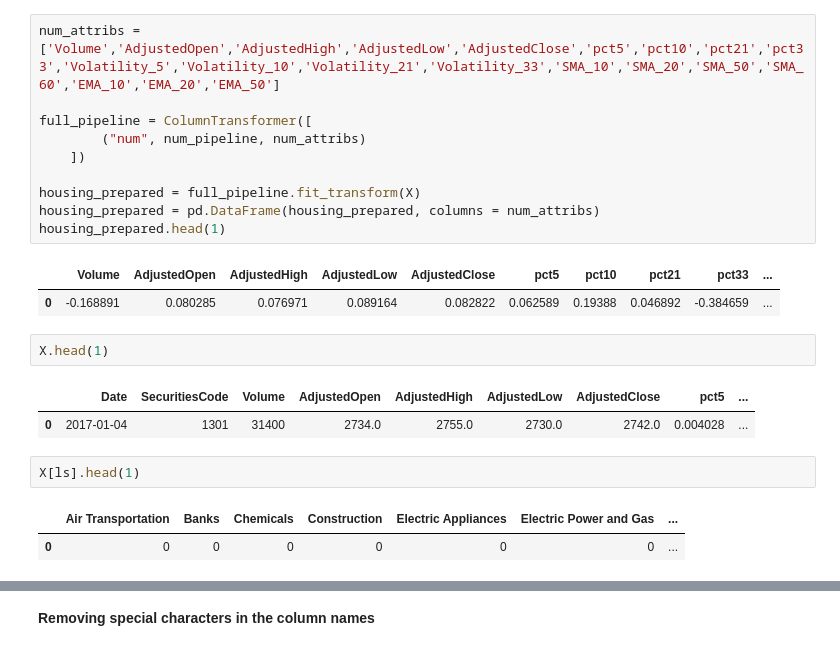
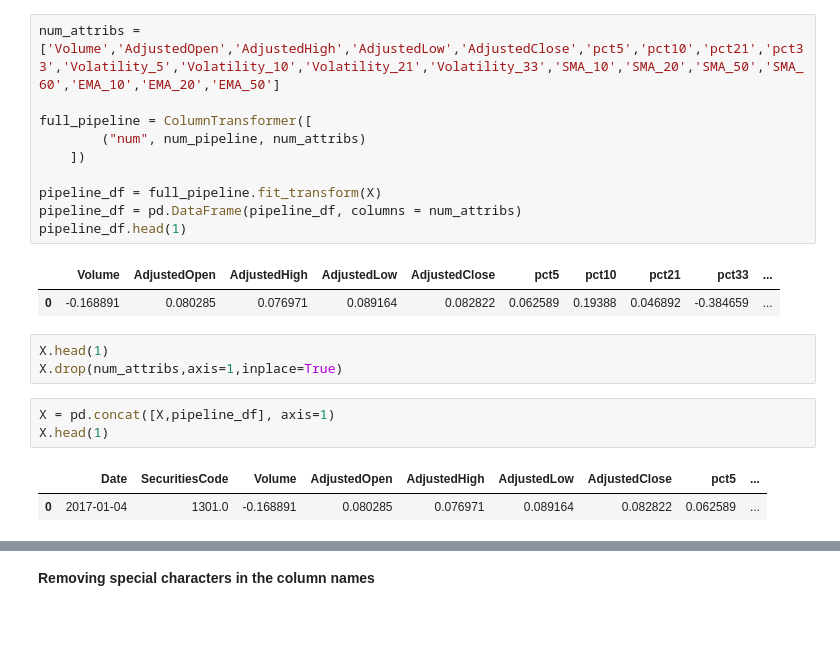
Before and after one commit to GariZabaleta/jpx-tokyo-stock-exchange-prediction, a Jupyter notebook: jpx-prediction.ipynb, the cells around one changed output, grey strips where cells are left out. Cells and saved outputs as stored; diff of their text form; blank space fills up the shorter version.

```diff
--- a/jpx-prediction.ipynb
+++ b/jpx-prediction.ipynb
@@ -1012,19 +1012,18 @@ full_pipeline = ColumnTransformer([
         ("num", num_pipeline, num_attribs)
     ])
 
-housing_prepared = full_pipeline.fit_transform(X)
-housing_prepared = pd.DataFrame(housing_prepared, columns = num_attribs)
-housing_prepared.head(1)
+pipeline_df = full_pipeline.fit_transform(X)
+pipeline_df = pd.DataFrame(pipeline_df, columns = num_attribs)
+pipeline_df.head(1)
 # %% [output]
 |  | Volume | AdjustedOpen | AdjustedHigh | AdjustedLow | AdjustedClose | pct5 | pct10 | pct21 | pct33 | ... |
 | 0 | -0.168891 | 0.080285 | 0.076971 | 0.089164 | 0.082822 | 0.062589 | 0.19388 | 0.046892 | -0.384659 | ... |
 # %%
 X.head(1)
+X.drop(num_attribs,axis=1,inplace=True)
-# %% [output]
-|  | Date | SecuritiesCode | Volume | AdjustedOpen | AdjustedHigh | AdjustedLow | AdjustedClose | pct5 | ... |
-| 0 | 2017-01-04 | 1301 | 31400 | 2734.0 | 2755.0 | 2730.0 | 2742.0 | 0.004028 | ... |
-# %%
-X[ls].head(1)
-# %% [output]
-|  | Air Transportation | Banks | Chemicals | Construction | Electric Appliances | Electric Power and Gas | ... |
-| 0 | 0 | 0 | 0 | 0 | 0 | 0 | ... |
+# %%
+X = pd.concat([X,pipeline_df], axis=1)
+X.head(1)
+# %% [output]
+|  | Date | SecuritiesCode | Volume | AdjustedOpen | AdjustedHigh | AdjustedLow | AdjustedClose | pct5 | ... |
+| 0 | 2017-01-04 | 1301.0 | -0.168891 | 0.080285 | 0.076971 | 0.089164 | 0.082822 | 0.062589 | ... |
```
Also changed, not shown: parts of 6 cells of this notebook.
